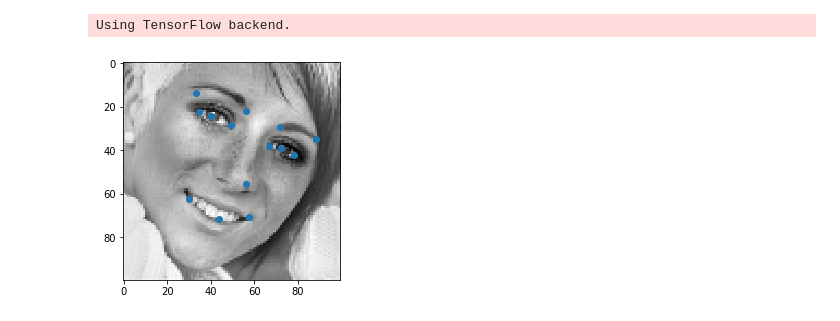
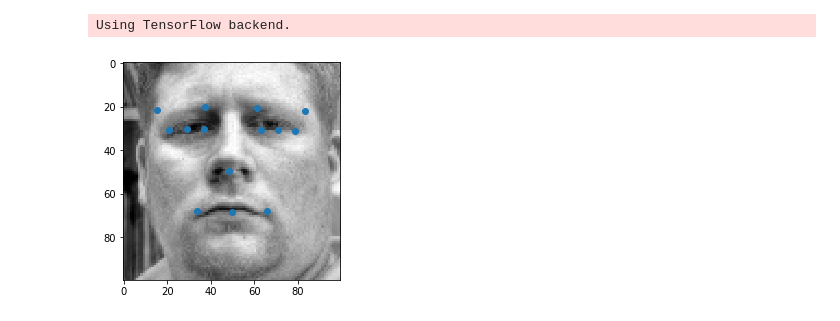
Before and after one commit to ospanoff/cv-gml, a Jupyter notebook: facepoints/check_model.ipynb, the cells around one changed output. Drawn from its saved outputs; the diff is of its cells as text; code cells hidden in the pictures.

```diff
--- a/facepoints/check_model.ipynb
+++ b/facepoints/check_model.ipynb
@@ -24,2 +29,4 @@ def read_csv(filename):
+# %%
+X, _, scales = load_data('data/train/images/', test_gt, (*(100, 100), 3), test=True)
 # %%
-model = load_model('model.hdf5')
+model = load_model('facepoints_model.hdf5')
@@ -28,14 +33,12 @@ test_gt = read_csv(join('data/cv_data/test/', 'gt.csv'))
-# %%
-X, _, scales = load_data('data/cv_data/test/images/', test_gt, (*(100, 100), 1), test=True)
 # %%
 y_pred = model.predict(X)
 # %%
-y_pred_sc = y_pred * 19 + 42
+y_pred_sc = y_pred * 50 + 50
 # %%
-i = 3
+i = 0
 dots = y_pred_sc[i]
 plt.imshow(X[i][..., 0], cmap='gray')
 plt.scatter(dots[::2], dots[1::2])
 plt.show()
 # %% [output]
-[figure, old version]
+[figure, new version]
```
Also changed, not shown: parts of 10 cells of this notebook, 5 other files.
